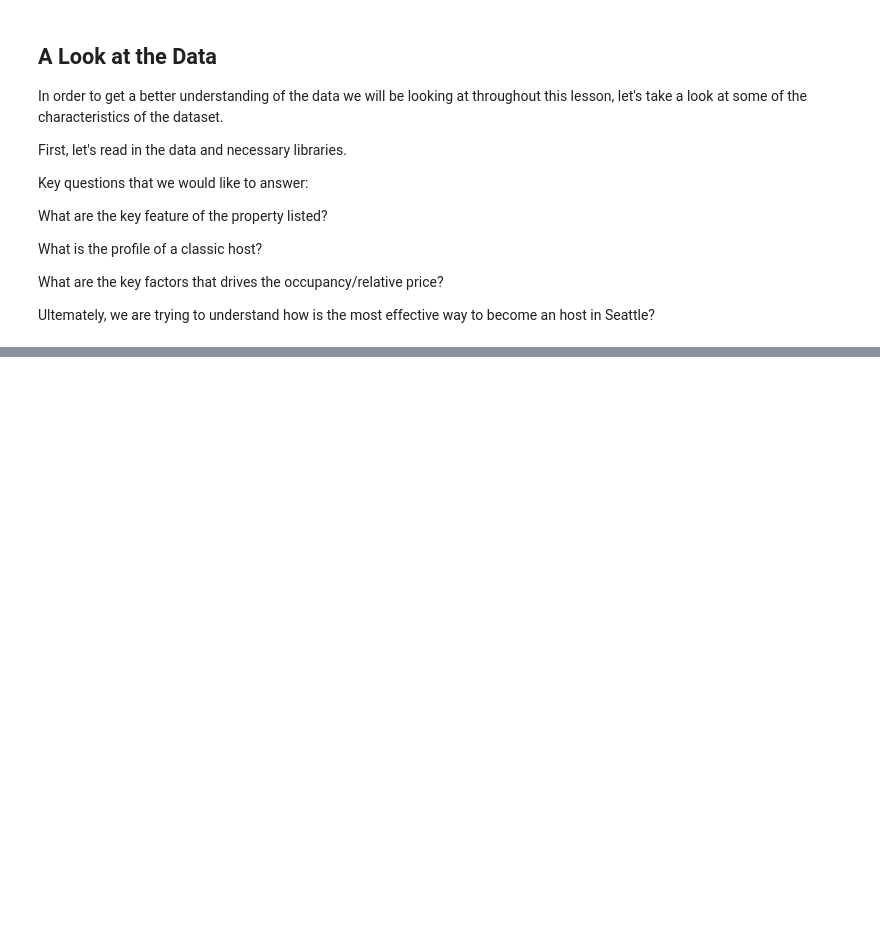
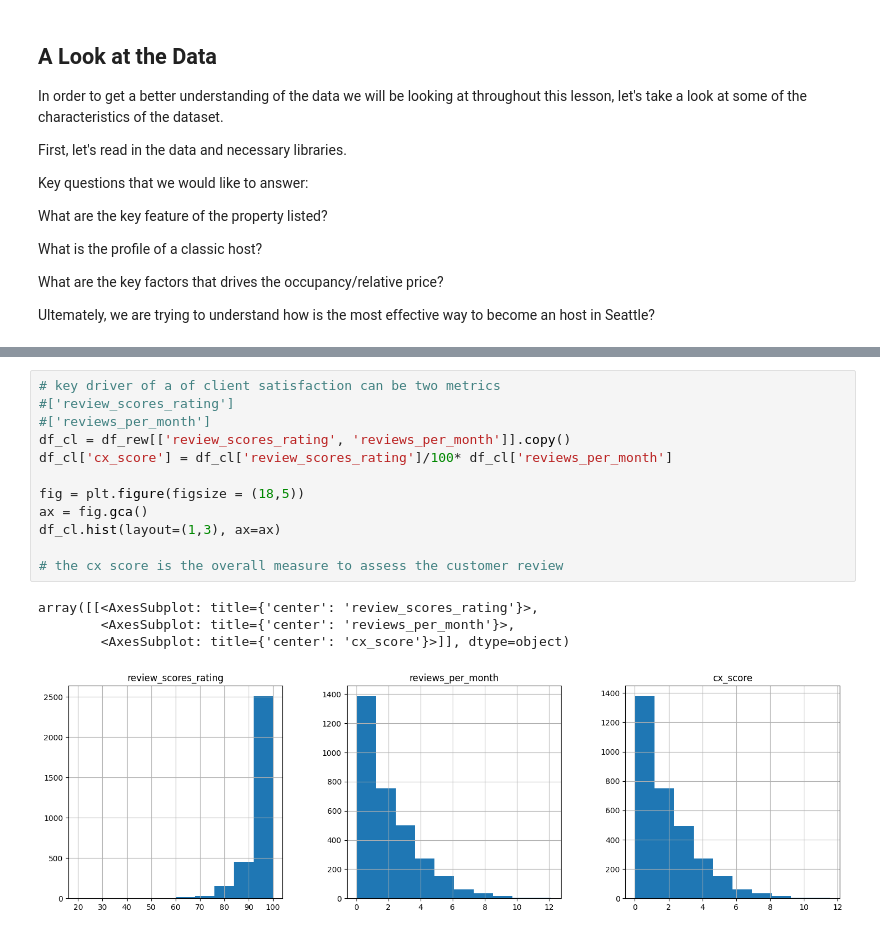
Before and after one commit to aeusepi/Project, a Jupyter notebook: Airbnb.ipynb, the cells around one changed output, grey strips where cells are left out. Drawn from its saved outputs; the diff is of its cells as text; blank space fills up the shorter version.

```diff
--- a/Airbnb.ipynb
+++ b/Airbnb.ipynb
@@ -27,0 +69,17 @@ num_cols = df.shape[1]
+# %%
+# key driver of a of client satisfaction can be two metrics
+#['review_scores_rating']
+#['reviews_per_month']
+df_cl = df_rew[['review_scores_rating', 'reviews_per_month']].copy()
+df_cl['cx_score'] = df_cl['review_scores_rating']/100* df_cl['reviews_per_month']
+
+fig = plt.figure(figsize = (18,5))
+ax = fig.gca()
+df_cl.hist(layout=(1,3), ax=ax)
+
+# the cx score is the overall measure to assess the customer review
+# %% [output]
+array([[<AxesSubplot: title={'center': 'review_scores_rating'}>,
+        <AxesSubplot: title={'center': 'reviews_per_month'}>,
+        <AxesSubplot: title={'center': 'cx_score'}>]], dtype=object)
+[figure, added]
```
Also changed, not shown: parts of 13 cells of this notebook.
